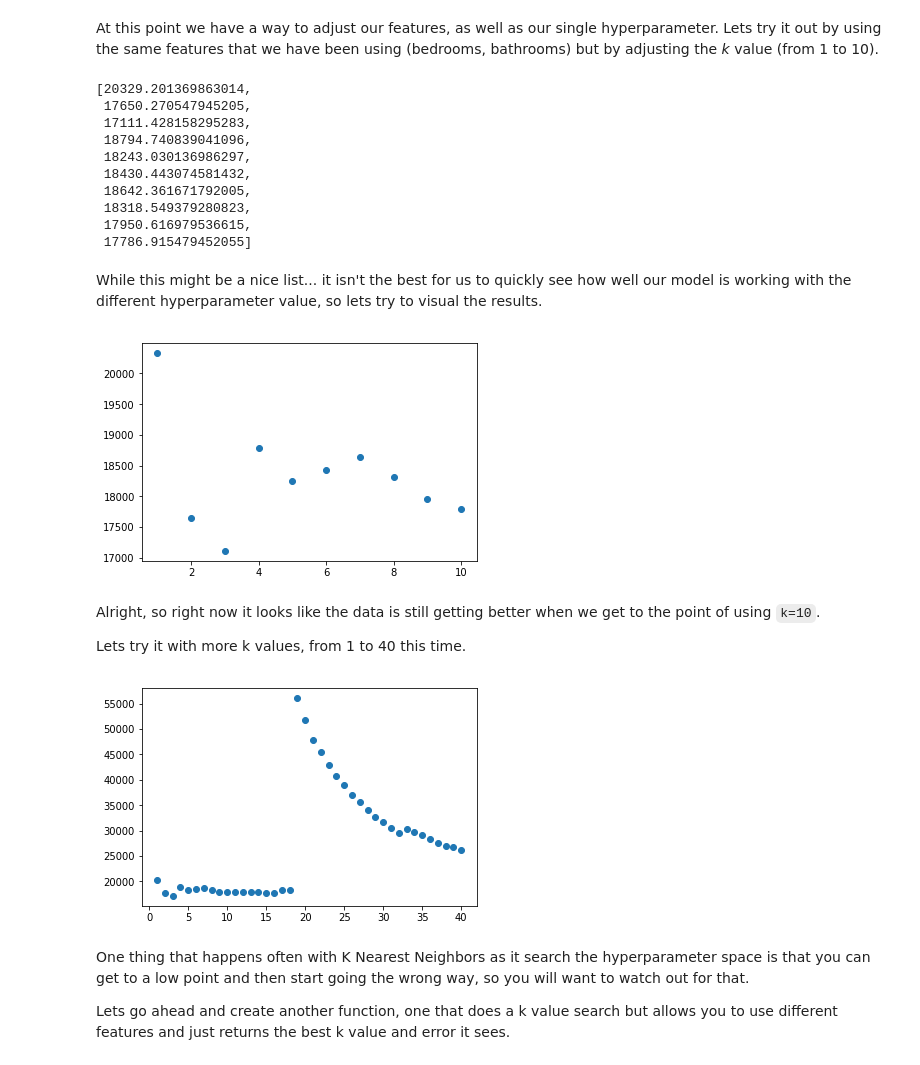
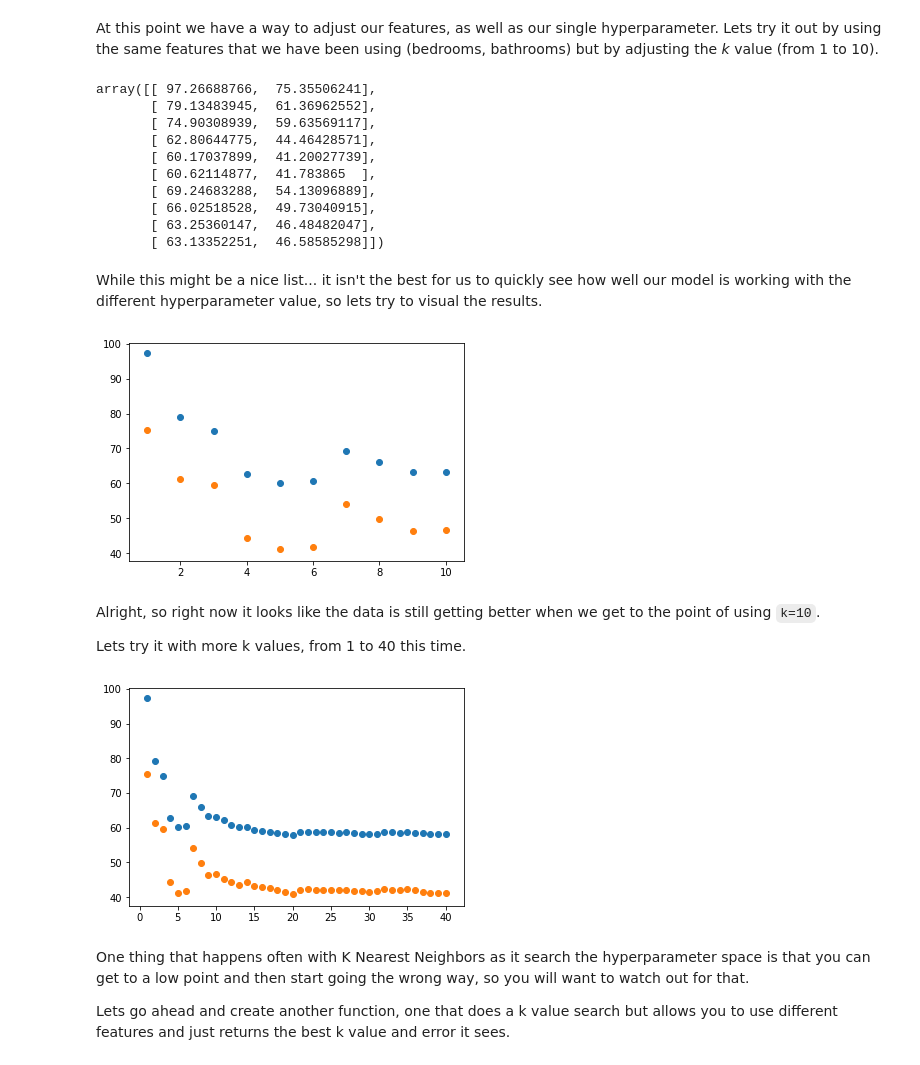
Before and after one commit to mikekwright/machine-learning-intro, a Jupyter notebook: notebook/k-regression-model.ipynb, the cells around one changed output. Drawn from its saved outputs; the diff is of its cells as text; code cells hidden in the pictures.

```diff
--- a/notebook/k-regression-model.ipynb
+++ b/notebook/k-regression-model.ipynb
@@ -383,0 +405,11 @@ Now lets re-run our above code using the training_set and test_set.
+# %%
+data = data[data['price'] < 600]
+
+subset = data[columns]
+subset = normalize(subset)
+subset = shuffle(subset, random_state=27)
+
+data_size = len(subset)
+split_index = floor(data_size*.7)
+training_set = subset[:split_index]
+test_set = subset[split_index:]
@@ -388,6 +422,10 @@ model.fit(training_set[features], training_set['price'])
 # test our model out
 #  Note: we are reshaping the input so that as per sklearn's requirement for single samples
 predictions = model.predict(test_set[features])
-error = mean_squared_error(test_set['price'], predictions)
-print(error)
+mse = mean_squared_error(test_set['price'], predictions)
+mae = mean_absolute_error(test_set['price'], predictions)
+print(np.sqrt(mse), mae)
+
+plt.scatter(test_set['price'], predictions)
+plt.show()
 # %% [output]
@@ -400,8 +439,9 @@ def test_model(features, k):
     model = KNeighborsRegressor(algorithm='brute', n_neighbors=k)
     model.fit(training_set[features], training_set['price'])
     predictions = model.predict(test_set[features])
-    error = mean_squared_error(test_set['price'], predictions)
-    return error
+    mse = mean_squared_error(test_set['price'], predictions)
+    mae = mean_absolute_error(test_set['price'], predictions)
+    return np.sqrt(mse), mae
 # %% [markdown]
 At this point we have a way to adjust our features, as well as our single hyperparameter.  Lets
 try it out by using the same features that we have been using (bedrooms, bathrooms) but by adjusting
@@ -410,29 +450,30 @@ the _k_ value (from 1 to 10).
 error_values = []
 k_range = list(range(1, 11))
 for k in k_range:
-    error_values.append(test_model(features, k))
+    rmse, mae = test_model(features, k)
+    error_values.append((rmse, mae))
+error_values = np.array(error_values)
 pprint(error_values)
 # %% [output]
-[20329.201369863014,
- 17650.270547945205,
- 17111.428158295283,
- 18794.740839041096,
- 18243.030136986297,
- 18430.443074581432,
- 18642.361671792005,
- 18318.549379280823,
- 17950.616979536615,
- 17786.915479452055]
+array([[ 97.26688766,  75.35506241],
+       [ 79.13483945,  61.36962552],
+       [ 74.90308939,  59.63569117],
+       [ 62.80644775,  44.46428571],
+       [ 60.17037899,  41.20027739],
+       [ 60.62114877,  41.783865  ],
+       [ 69.24683288,  54.13096889],
+       [ 66.02518528,  49.73040915],
+       [ 63.25360147,  46.48482047],
+       [ 63.13352251,  46.58585298]])
 # %% [markdown]
 While this might be a nice list... it isn't the best for us to quickly see how well our model is working
 with the different hyperparameter value, so lets try to visual the results.
 # %%
-import matplotlib.pyplot as plt
-
-plt.scatter(k_range, error_values)
+plt.scatter(k_range, error_values[:,0])
+plt.scatter(k_range, error_values[:,1])
 plt.show()
 # %% [output]
-[figure, old version]
+[figure, new version]
 # %% [markdown]
 Alright, so right now it looks like the data is still getting better when we get to the point of
 using `k=10`.
@@ -441,13 +482,15 @@ Lets try it with more k values, from 1 to 40 this time.
 # %%
 error_values = []
 k_range = list(range(1, 41))
 for k in k_range:
     error_values.append(test_model(features, k))
 
-plt.scatter(k_range, error_values)
+error_values = np.array(error_values)
+plt.scatter(k_range, error_values[:,0])
+plt.scatter(k_range, error_values[:,1])
 plt.show()
 # %% [output]
-[figure, old version]
+[figure, new version]
 # %% [markdown]
 One thing that happens often with K Nearest Neighbors as it search the hyperparameter space is that you
 can get to a low point and then start going the wrong way, so you will want to watch out for that.
```
Also changed, not shown: parts of 27 cells of this notebook, 1 other file.
